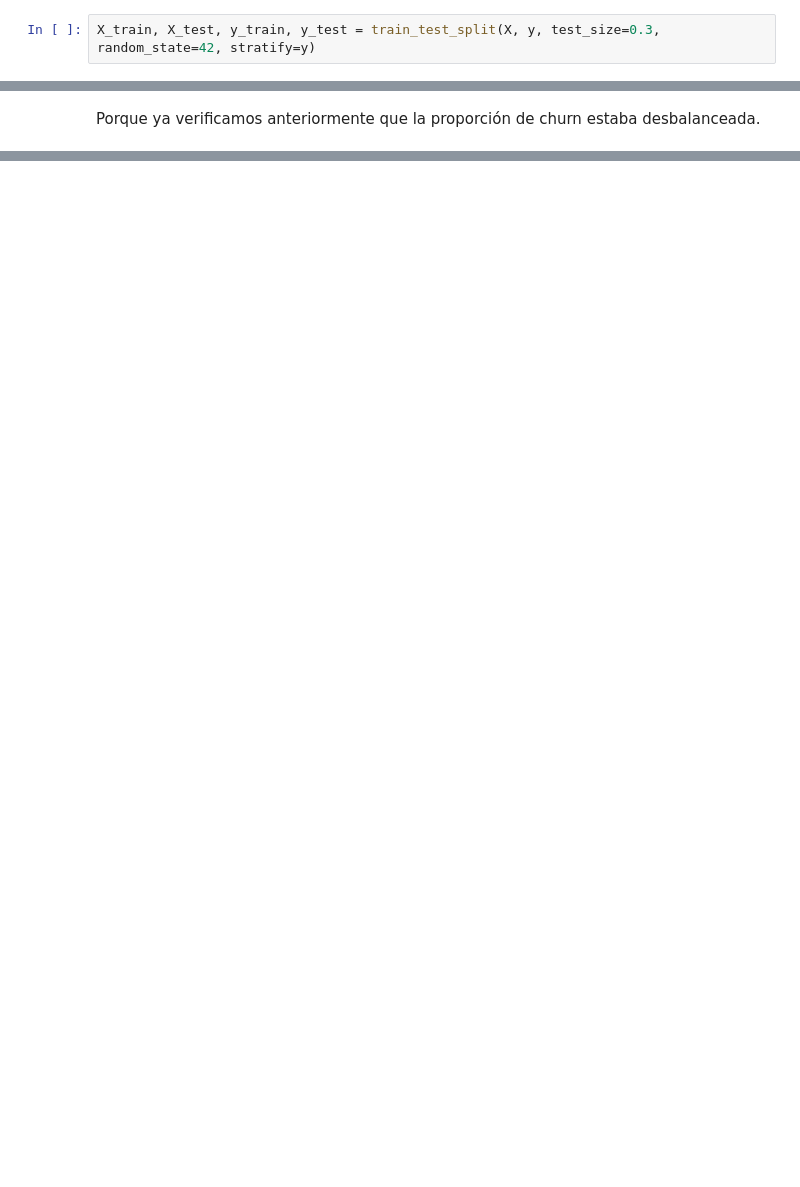
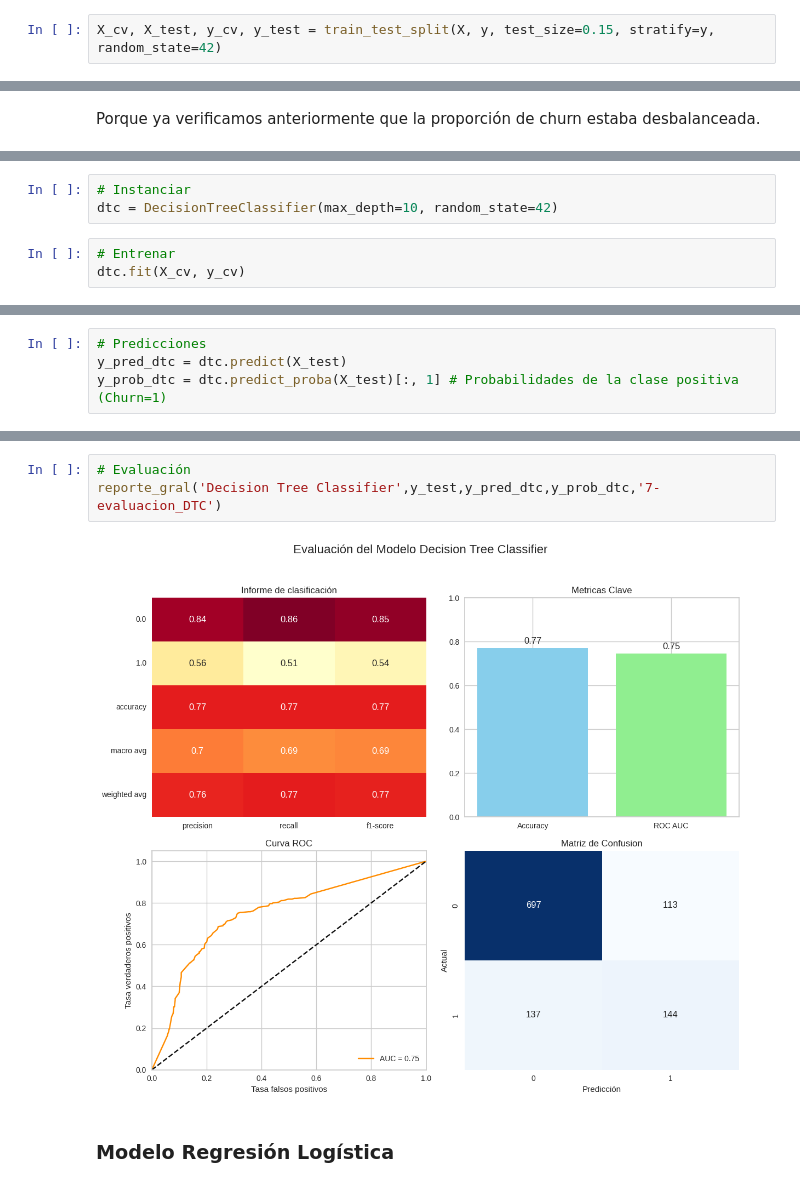
Before and after one commit to freedox-cts/challenge-telecom-x_2, a Jupyter notebook: TelecomX_2_AAF.ipynb, the cells around one changed output, grey strips where cells are left out. Cells and saved outputs as stored; diff of their text form; blank space fills up the shorter version.

Commit message:
version final 1, colab final, imagenes actualizadas

```diff
--- a/TelecomX_2_AAF.ipynb
+++ b/TelecomX_2_AAF.ipynb
@@ -1099,2 +1133,2 @@ y = datos_enc_rectif['cancelacion']
 # %%
-X_train, X_test, y_train, y_test = train_test_split(X, y, test_size=0.3, random_state=42, stratify=y)
+X_cv, X_test, y_cv, y_test = train_test_split(X, y, test_size=0.15, stratify=y, random_state=42)
@@ -1211,0 +1220,6 @@ def intervalo_confianza(resultados):
+# %%
+# Instanciar
+dtc = DecisionTreeClassifier(max_depth=10, random_state=42)
+# %%
+# Entrenar
+dtc.fit(X_cv, y_cv)
@@ -1211,0 +1228,4 @@ def intervalo_confianza(resultados):
+# %%
+# Predicciones
+y_pred_dtc = dtc.predict(X_test)
+y_prob_dtc = dtc.predict_proba(X_test)[:, 1] # Probabilidades de la clase positiva (Churn=1)
@@ -1211,0 +1250,7 @@ def intervalo_confianza(resultados):
+# %%
+# Evaluación
+reporte_gral('Decision Tree Classifier',y_test,y_pred_dtc,y_prob_dtc,'7-evaluacion_DTC')
+# %% [output]
+[figure, added]
+# %% [markdown]
+### **Modelo Regresión Logística**
```
Also changed, not shown: parts of 92 cells of this notebook, 3 other files.
